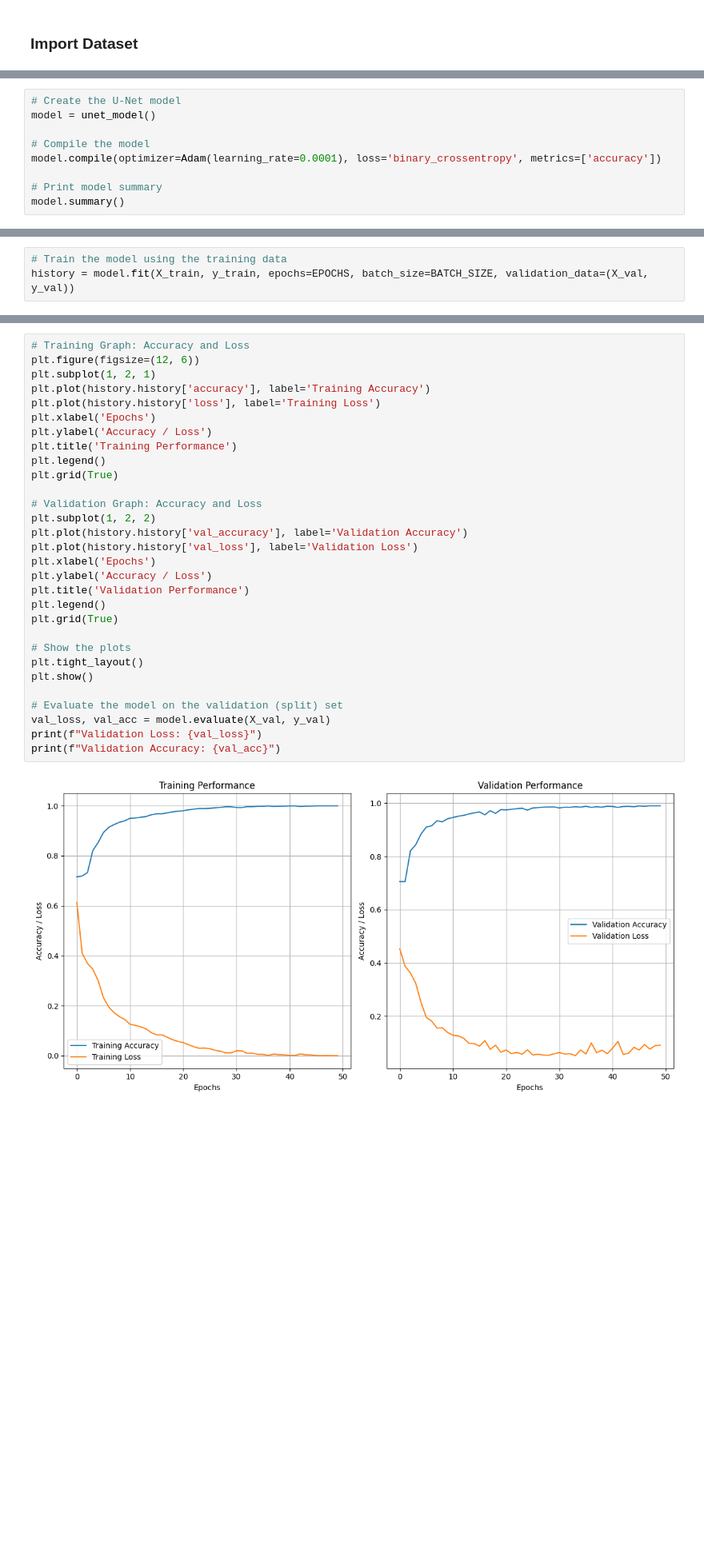
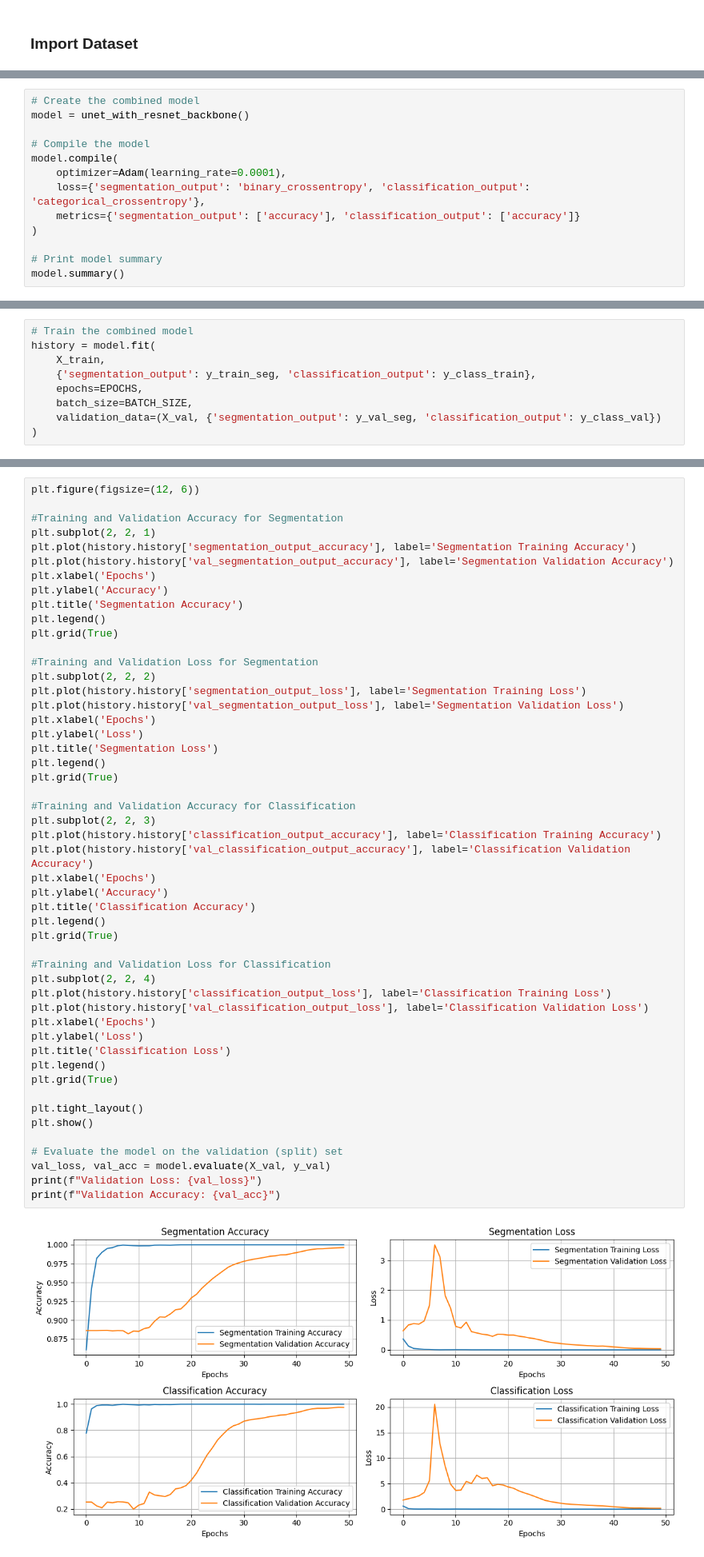
Before and after one commit to NinePiece2/MRI-Brain-Tumor-Detection, a Jupyter notebook: notebooks/Segmentation.ipynb, the cells around one changed output, grey strips where cells are left out. Shown: that part at 80% size. Saved outputs shown, nothing was run; the diff lists cells and outputs as text; blank space fills up the shorter version.

Commit message:
Add Segmentation Changes

```diff
--- a/notebooks/Segmentation.ipynb
+++ b/notebooks/Segmentation.ipynb
@@ -146,9 +138,13 @@ def unet_model(input_size=(IMAGE_SIZE, IMAGE_SIZE, 3)):
 # %%
-# Create the U-Net model
-model = unet_model()
+# Create the combined model
+model = unet_with_resnet_backbone()
 
 # Compile the model
-model.compile(optimizer=Adam(learning_rate=0.0001), loss='binary_crossentropy', metrics=['accuracy'])
+model.compile(
+    optimizer=Adam(learning_rate=0.0001),
+    loss={'segmentation_output': 'binary_crossentropy', 'classification_output': 'categorical_crossentropy'},
+    metrics={'segmentation_output': ['accuracy'], 'classification_output': ['accuracy']}
+)
 
 # Print model summary
 model.summary()
@@ -172,7 +168,13 @@ Non-trainable params: 0 (0.00 Byte)
 __________________________________________________________________________________________________
 # %%
-# Train the model using the training data
-history = model.fit(X_train, y_train, epochs=EPOCHS, batch_size=BATCH_SIZE, validation_data=(X_val, y_val))
+# Train the combined model
+history = model.fit(
+    X_train,
+    {'segmentation_output': y_train_seg, 'classification_output': y_class_train},
+    epochs=EPOCHS,
+    batch_size=BATCH_SIZE,
+    validation_data=(X_val, {'segmentation_output': y_val_seg, 'classification_output': y_class_val})
+)
 # %% [output]
 Epoch 1/50
 WARNING: All log messages before absl::InitializeLog() is called are written to STDERR
@@ -200,33 +205,53 @@ with open('segmentation1_training_history.pkl', 'wb') as file:
     pickle.dump(history.history, file)
 # %%
-# Training Graph: Accuracy and Loss
 plt.figure(figsize=(12, 6))
-plt.subplot(1, 2, 1)
-plt.plot(history.history['accuracy'], label='Training Accuracy')
-plt.plot(history.history['loss'], label='Training Loss')
+
+#Training and Validation Accuracy for Segmentation
+plt.subplot(2, 2, 1)
+plt.plot(history.history['segmentation_output_accuracy'], label='Segmentation Training Accuracy')
+plt.plot(history.history['val_segmentation_output_accuracy'], label='Segmentation Validation Accuracy')
 plt.xlabel('Epochs')
-plt.ylabel('Accuracy / Loss')
-plt.title('Training Performance')
+plt.ylabel('Accuracy')
+plt.title('Segmentation Accuracy')
 plt.legend()
 plt.grid(True)
 
-# Validation Graph: Accuracy and Loss
-plt.subplot(1, 2, 2)
-plt.plot(history.history['val_accuracy'], label='Validation Accuracy')
-plt.plot(history.history['val_loss'], label='Validation Loss')
+#Training and Validation Loss for Segmentation
+plt.subplot(2, 2, 2)
+plt.plot(history.history['segmentation_output_loss'], label='Segmentation Training Loss')
+plt.plot(history.history['val_segmentation_output_loss'], label='Segmentation Validation Loss')
 plt.xlabel('Epochs')
-plt.ylabel('Accuracy / Loss')
-plt.title('Validation Performance')
+plt.ylabel('Loss')
+plt.title('Segmentation Loss')
 plt.legend()
 plt.grid(True)
 
-# Show the plots
+#Training and Validation Accuracy for Classification
+plt.subplot(2, 2, 3)
+plt.plot(history.history['classification_output_accuracy'], label='Classification Training Accuracy')
+plt.plot(history.history['val_classification_output_accuracy'], label='Classification Validation Accuracy')
+plt.xlabel('Epochs')
+plt.ylabel('Accuracy')
+plt.title('Classification Accuracy')
+plt.legend()
+plt.grid(True)
+
+#Training and Validation Loss for Classification
+plt.subplot(2, 2, 4)
+plt.plot(history.history['classification_output_loss'], label='Classification Training Loss')
+plt.plot(history.history['val_classification_output_loss'], label='Classification Validation Loss')
+plt.xlabel('Epochs')
+plt.ylabel('Loss')
+plt.title('Classification Loss')
+plt.legend()
+plt.grid(True)
+
 plt.tight_layout()
 plt.show()
 
 # Evaluate the model on the validation (split) set
 val_loss, val_acc = model.evaluate(X_val, y_val)
 print(f"Validation Loss: {val_loss}")
 print(f"Validation Accuracy: {val_acc}")
 # %% [output]
-[figure, old version]
+[figure, new version]
```
Also changed, not shown: parts of 10 cells of this notebook.
